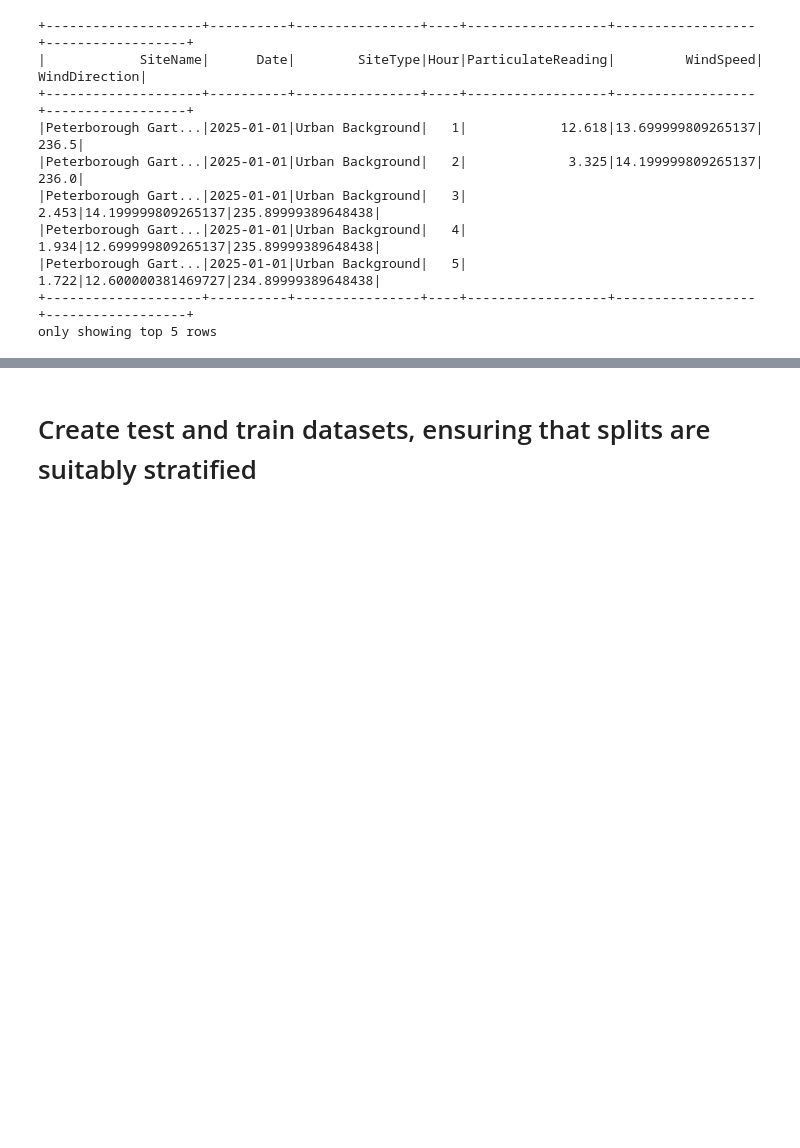
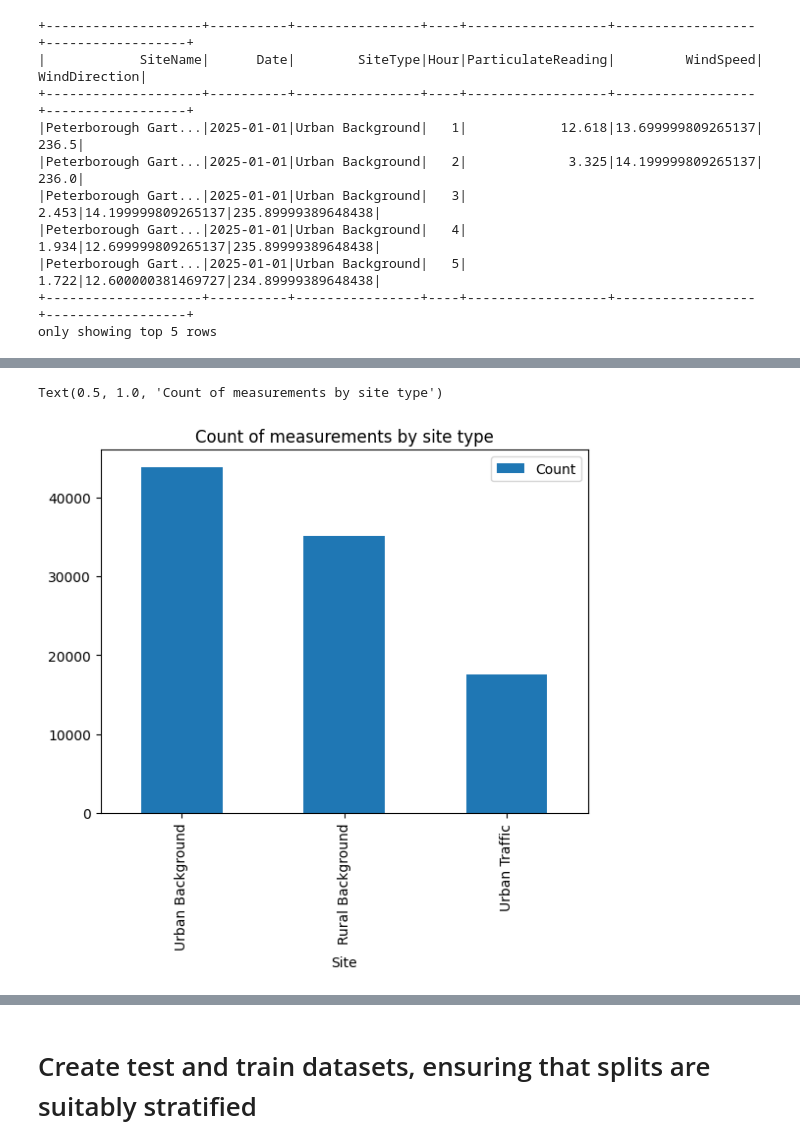
Before and after one commit to Pirate-Dan/MOD006902-Air-Quality, a Jupyter notebook: AirQualityModel.ipynb, the cells around one changed output, grey strips where cells are left out. Cells and saved outputs as stored; diff of their text form; code cells hidden in the pictures; blank space fills up the shorter version.

Commit message:
Initial data exploration added

```diff
--- a/AirQualityModel.ipynb
+++ b/AirQualityModel.ipynb
@@ -499,0 +500,19 @@ chck.groupby('SiteName').count().sort_index()
+# %%
+#Initial exploration charts to examine distributions before creating test splits
+import matplotlib.pyplot as plt
+import seaborn as sns
+#Lets start by looking site type
+#create two lists - site type and associated count
+site = [x[0] for x in df_tidy.groupBy('SiteType').count().collect()]
+cnt = [x[1] for x in df_tidy.groupBy('SiteType').count().collect()]
+#combine into dataframe
+site=pd.DataFrame({'Site':site, 'Count':cnt})
+site.head()
+#plot as bar chart
+site.sort_values('Count',ascending=False).plot(kind='bar',x='Site',y='Count')
+plt.xlabel='Site Type'
+plt.ylabel='Count of measurements'
+plt.title('Count of measurements by site type')
+# %% [output]
+Text(0.5, 1.0, 'Count of measurements by site type')
+[figure, added]
```
Also changed, not shown: parts of 21 cells of this notebook.
